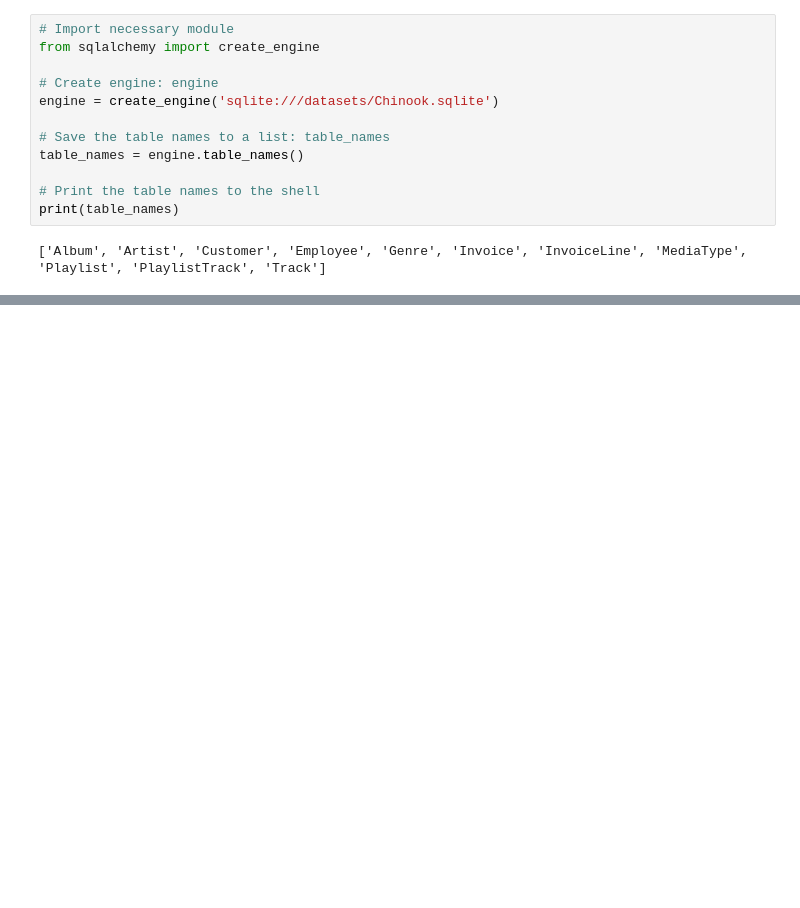
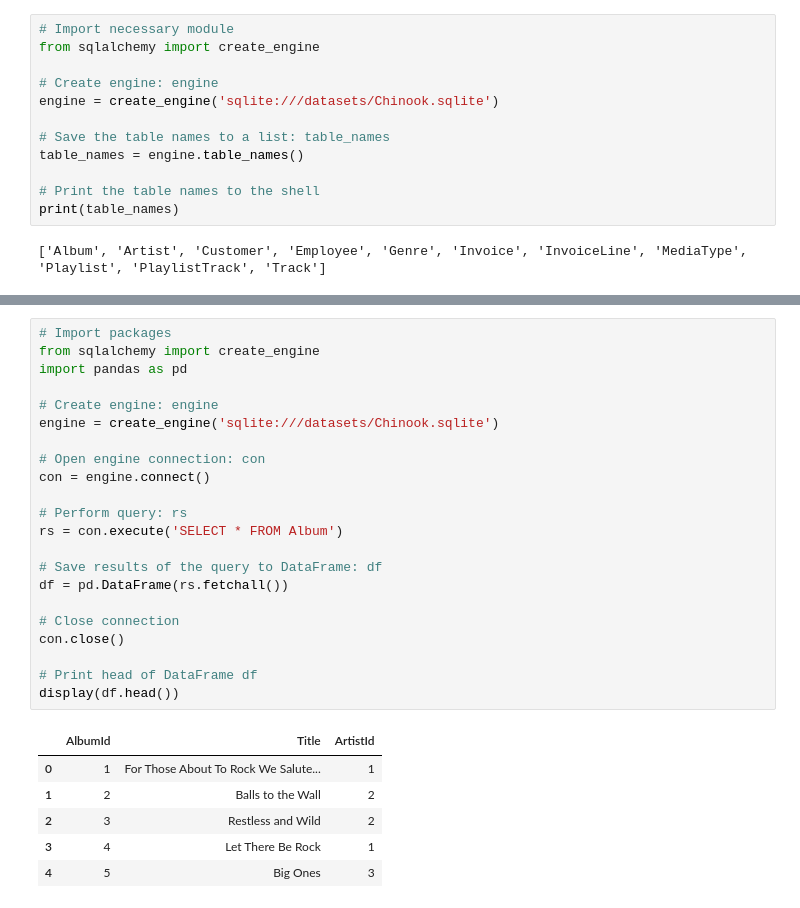
Before and after one commit to pedrogrigorio/DataCamp-Python-Data-Science-Track, a Jupyter notebook: 11-Introduction_to_Importing_Data_in_Python/notebook.ipynb, the cells around one changed output, grey strips where cells are left out. Saved outputs shown, nothing was run; the diff lists cells and outputs as text; blank space fills up the shorter version.

```diff
--- a/11-Introduction_to_Importing_Data_in_Python/notebook.ipynb
+++ b/11-Introduction_to_Importing_Data_in_Python/notebook.ipynb
@@ -561,0 +571,29 @@ print(table_names)
+# %%
+# Import packages
+from sqlalchemy import create_engine
+import pandas as pd
+
+# Create engine: engine
+engine = create_engine('sqlite:///datasets/Chinook.sqlite')
+
+# Open engine connection: con
+con = engine.connect()
+
+# Perform query: rs
+rs = con.execute('SELECT * FROM Album')
+
+# Save results of the query to DataFrame: df
+df = pd.DataFrame(rs.fetchall())
+
+# Close connection
+con.close()
+
+# Print head of DataFrame df
+display(df.head())
+# %% [output]
+|  | AlbumId | Title | ArtistId |
+| 0 | 1 | For Those About To Rock We Salute... | 1 |
+| 1 | 2 | Balls to the Wall | 2 |
+| 2 | 3 | Restless and Wild | 2 |
+| 3 | 4 | Let There Be Rock | 1 |
+| 4 | 5 | Big Ones | 3 |
```
Also changed, not shown: parts of 7 cells of this notebook.
